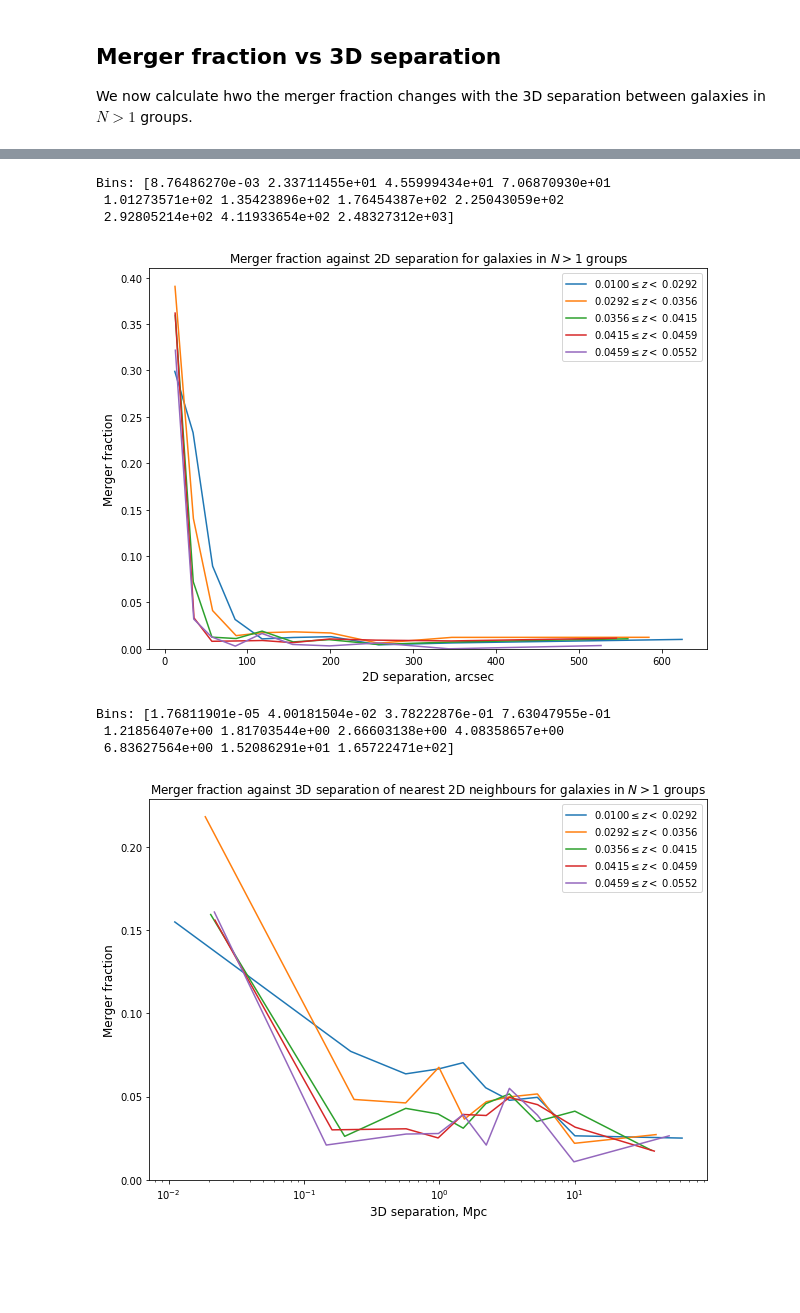
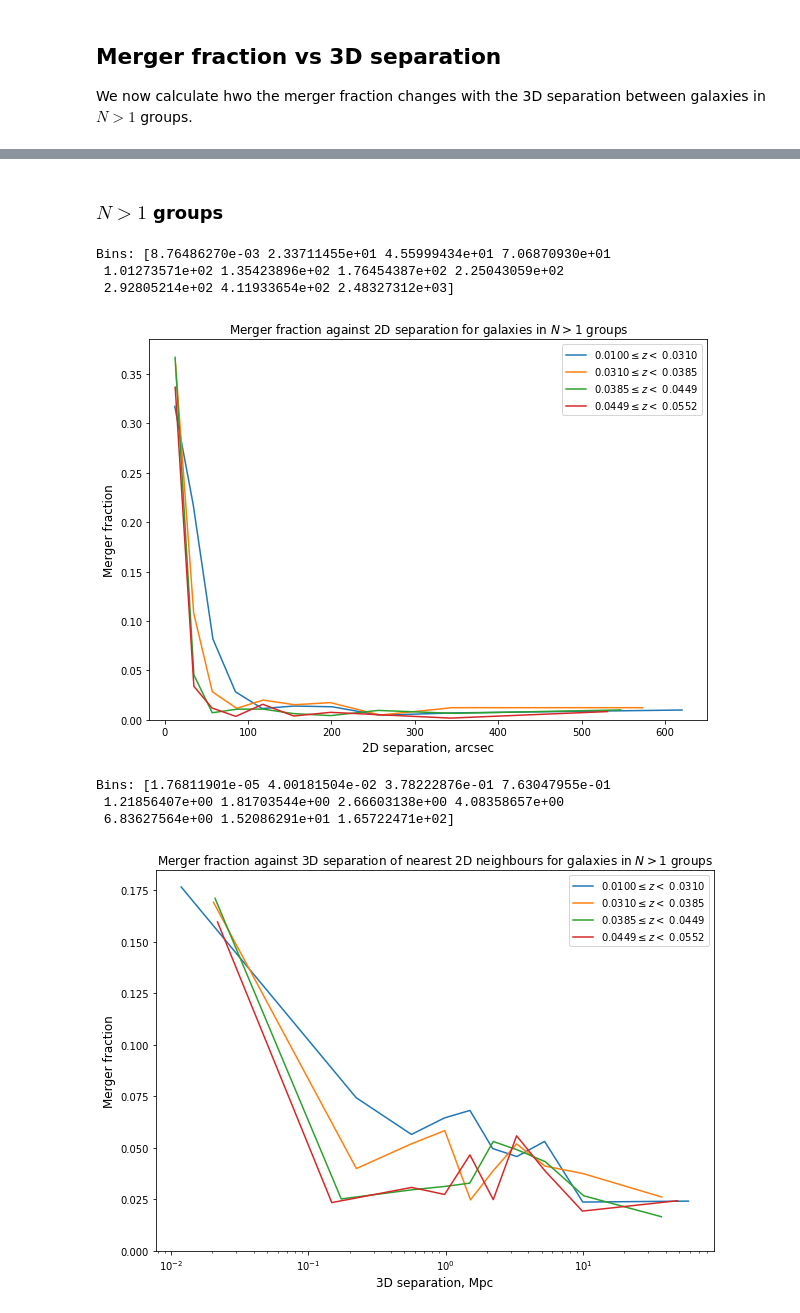
Before and after one commit to tplews98/MPhys_Project, a Jupyter notebook: Hilary work/HT_Week7_Separation.ipynb, the cells around one changed output, grey strips where cells are left out. Cells and saved outputs as stored; diff of their text form; code cells hidden in the pictures; blank space fills up the shorter version.

```diff
--- a/Hilary work/HT_Week7_Separation.ipynb
+++ b/Hilary work/HT_Week7_Separation.ipynb
@@ -1589,3 +1728,5 @@ As the pertrosian magnitude of
+# %% [markdown]
+### $N > 1$ groups
 # %%
 # Create logarithmic bins of equal size without small groups
 separation_2d = greater_than_1_groups["Nearest_neighbour_separation_2d"]
@@ -1628,7 +1769,7 @@ def merger_fraction_separation_2d_binning(limited_data, separation_bins):
     return merger_fraction_group, bin_centres, allbinned.astype(int), groups_unique_binned.astype(int)
 
 
-redshift_bins = pd.qcut(x=greater_than_1_groups["Best_redshift_new"], q=5, labels=False, retbins=True, duplicates="drop")[1]
+redshift_bins = pd.qcut(x=greater_than_1_groups["Best_redshift_new"], q=4, labels=False, retbins=True, duplicates="drop")[1]
 # redshift_bins = np.arange(0.01, 0.06, 0.01)
 redshift_bins_plus_1 = np.copy(redshift_bins)
 redshift_bins_plus_1[-1] += 1
@@ -1691,33 +1832,33 @@ def merger_fraction_separation_3d_binning(limited_data, separation_bins):
     return merger_fraction_group, bin_centres, allbinned.astype(int), groups_unique_binned.astype(int)
 
 
-redshift_bins = pd.qcut(x=greater_than_1_groups["Best_redshift_new"], q=5, labels=False, retbins=True, duplicates="drop")[1]
+redshift_bins = pd.qcut(x=greater_than_1_groups["Best_redshift_new"], q=4, labels=False, retbins=True, duplicates="drop")[1]
 # redshift_bins = np.arange(0.01, 0.06, 0.01)
 redshift_bins_plus_1 = np.copy(redshift_bins)
 redshift_bins_plus_1[-1] += 1
 
 plt.figure(figsize=(10,7))
 
 for x in range(len(redshift_bins) - 1):
     redshift_binned = greater_than_1_groups[(greater_than_1_groups["Best_redshift_new"] >= redshift_bins_plus_1[x]) & (greater_than_1_groups["Best_redshift_new"] < redshift_bins_plus_1[x+1])]
     merger_fraction_separation_3d = merger_fraction_separation_3d_binning(redshift_binned, equal_log_bins)[0]
     separation_3d_bin_centres = merger_fraction_separation_3d_binning(redshift_binned, equal_log_bins)[1]
     plt.plot(separation_3d_bin_centres, merger_fraction_separation_3d, label="%.4f"%np.round(redshift_bins[x], decimals=4)+"$\leq z < $ "+"%.4f"%np.round(redshift_bins[x+1], decimals=4))
 
 plt.xscale("log")
 # plt.xlim(left=1)
 plt.ylim(bottom=0)
 plt.xlabel("3D separation, Mpc", fontsize=12)
 plt.ylabel("Merger fraction", fontsize=12)
 plt.title("Merger fraction against 3D separation of nearest 2D neighbours for galaxies in $N>1$ groups", fontsize=12)
 plt.legend()
 plt.show()
 # %% [output]
 Bins: [8.76486270e-03 2.33711455e+01 4.55999434e+01 7.06870930e+01
  1.01273571e+02 1.35423896e+02 1.76454387e+02 2.25043059e+02
  2.92805214e+02 4.11933654e+02 2.48327312e+03]
-[figure, old version]
+[figure, new version]
 Bins: [1.76811901e-05 4.00181504e-02 3.78222876e-01 7.63047955e-01
  1.21856407e+00 1.81703544e+00 2.66603138e+00 4.08358657e+00
  6.83627564e+00 1.52086291e+01 1.65722471e+02]
-[figure, old version]
+[figure, new version]
```
Also changed, not shown: parts of 17 cells of this notebook.
